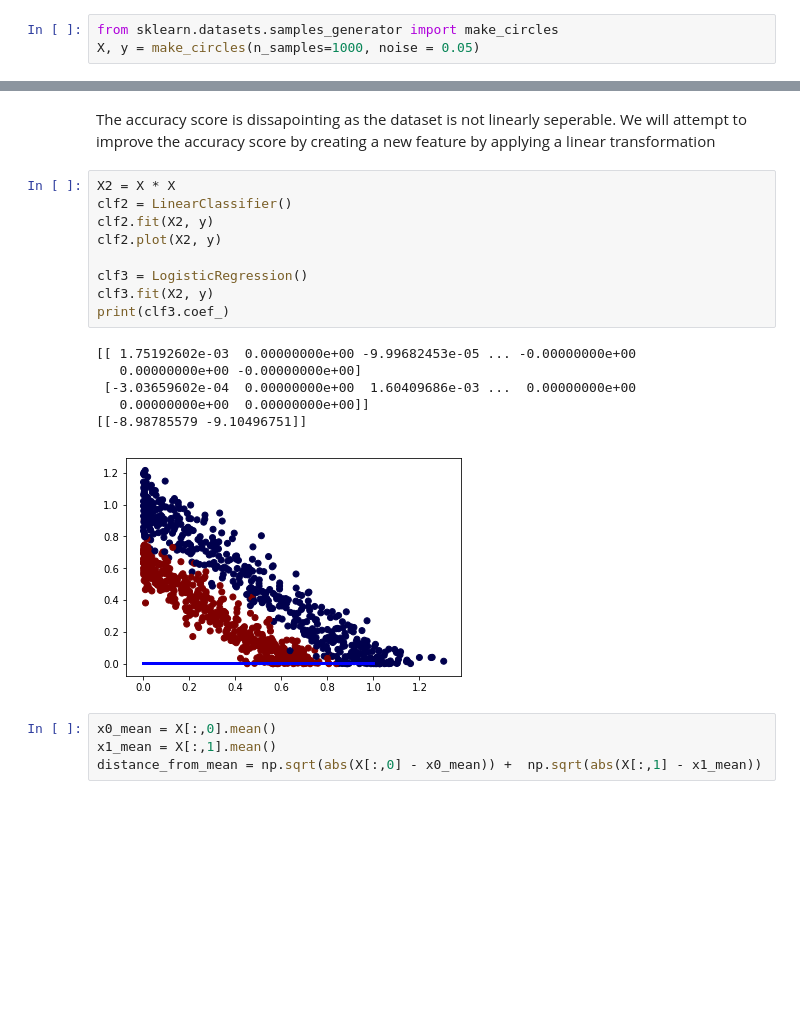
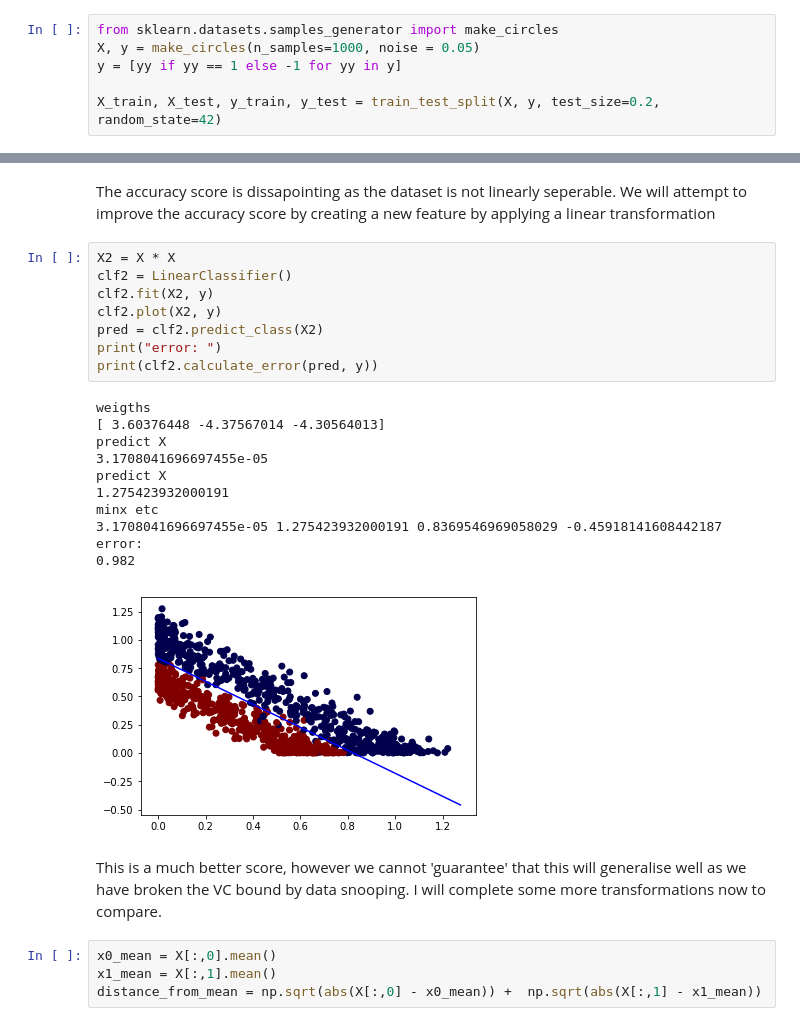
Before and after one commit to vipulpopat/MSCAI_Sem1_Etivity3, a Jupyter notebook: Etivity3_LinearClassification.ipynb, the cells around one changed output, grey strips where cells are left out. Cells and saved outputs as stored; diff of their text form; blank space fills up the shorter version.

Commit message:
split to train and test

```diff
--- a/Etivity3_LinearClassification.ipynb
+++ b/Etivity3_LinearClassification.ipynb
@@ -6,4 +7,7 @@ from sklearn.metrics import accuracy_score
 # %%
 from sklearn.datasets.samples_generator import make_circles
 X, y = make_circles(n_samples=1000, noise = 0.05)
+y = [yy if yy == 1 else -1 for yy in y]
+
+X_train, X_test, y_train, y_test = train_test_split(X, y, test_size=0.2, random_state=42)
 # %%
@@ -62,19 +167,25 @@ The accuracy score is dissapointing as the dataset is not linearly seperable. We
 # %%
 X2 = X * X
 clf2 = LinearClassifier()
 clf2.fit(X2, y)
 clf2.plot(X2, y)
-
-clf3 = LogisticRegression()
-clf3.fit(X2, y)
-print(clf3.coef_)
+pred = clf2.predict_class(X2)
+print("error: ")
+print(clf2.calculate_error(pred, y))
 # %% [output]
-[[ 1.75192602e-03  0.00000000e+00 -9.99682453e-05 ... -0.00000000e+00
-   0.00000000e+00 -0.00000000e+00]
- [-3.03659602e-04  0.00000000e+00  1.60409686e-03 ...  0.00000000e+00
-   0.00000000e+00  0.00000000e+00]]
-[[-8.98785579 -9.10496751]]
+weigths
+[ 3.60376448 -4.37567014 -4.30564013]
+predict X
+3.1708041696697455e-05
+predict X
+1.275423932000191
+minx etc
+3.1708041696697455e-05 1.275423932000191 0.8369546969058029 -0.45918141608442187
+error:
+0.982
-[figure, old version]
+[figure, new version]
+# %% [markdown]
+This is a much better score, however we cannot 'guarantee' that this will generalise well as we have broken the VC bound by data snooping. I will complete some more transformations now to compare.
 # %%
 x0_mean = X[:,0].mean()
 x1_mean = X[:,1].mean()
```
Also changed, not shown: parts of 7 cells of this notebook.
